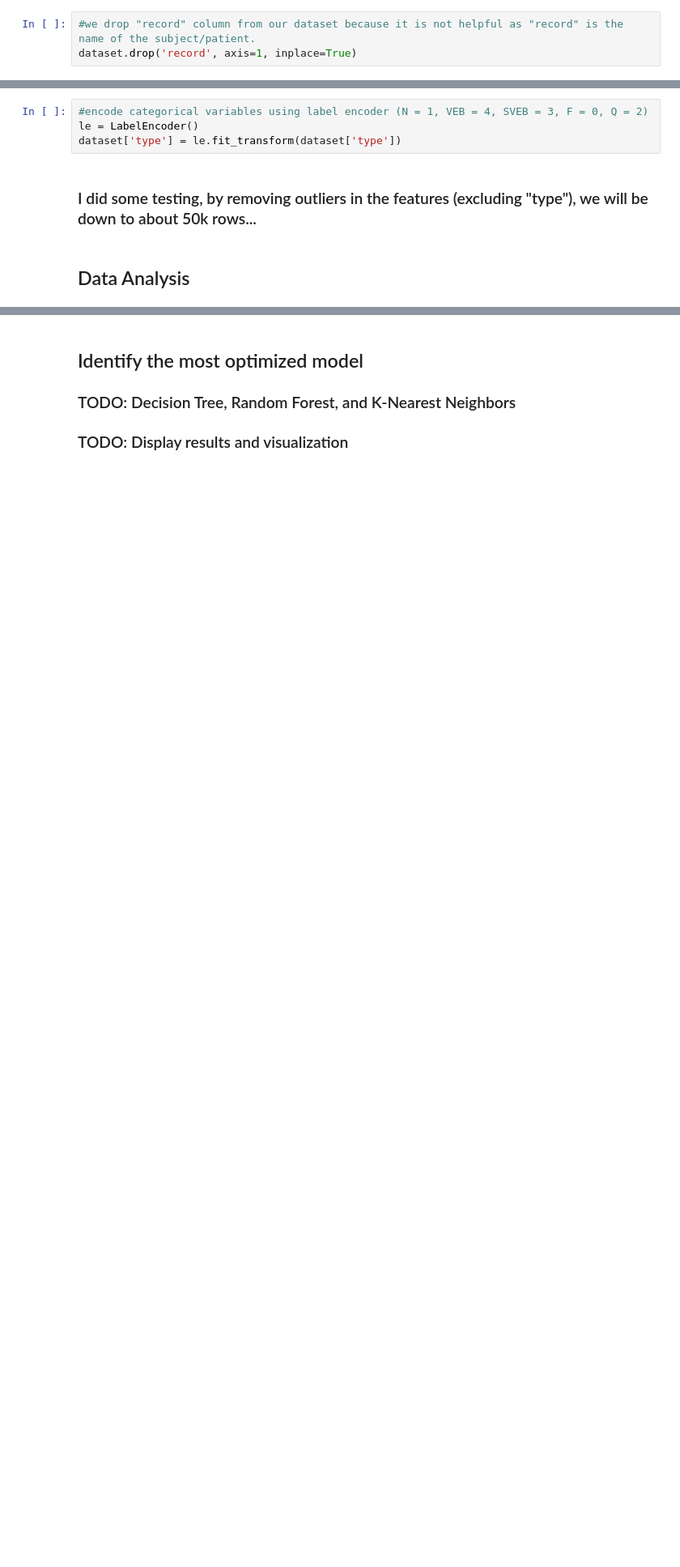
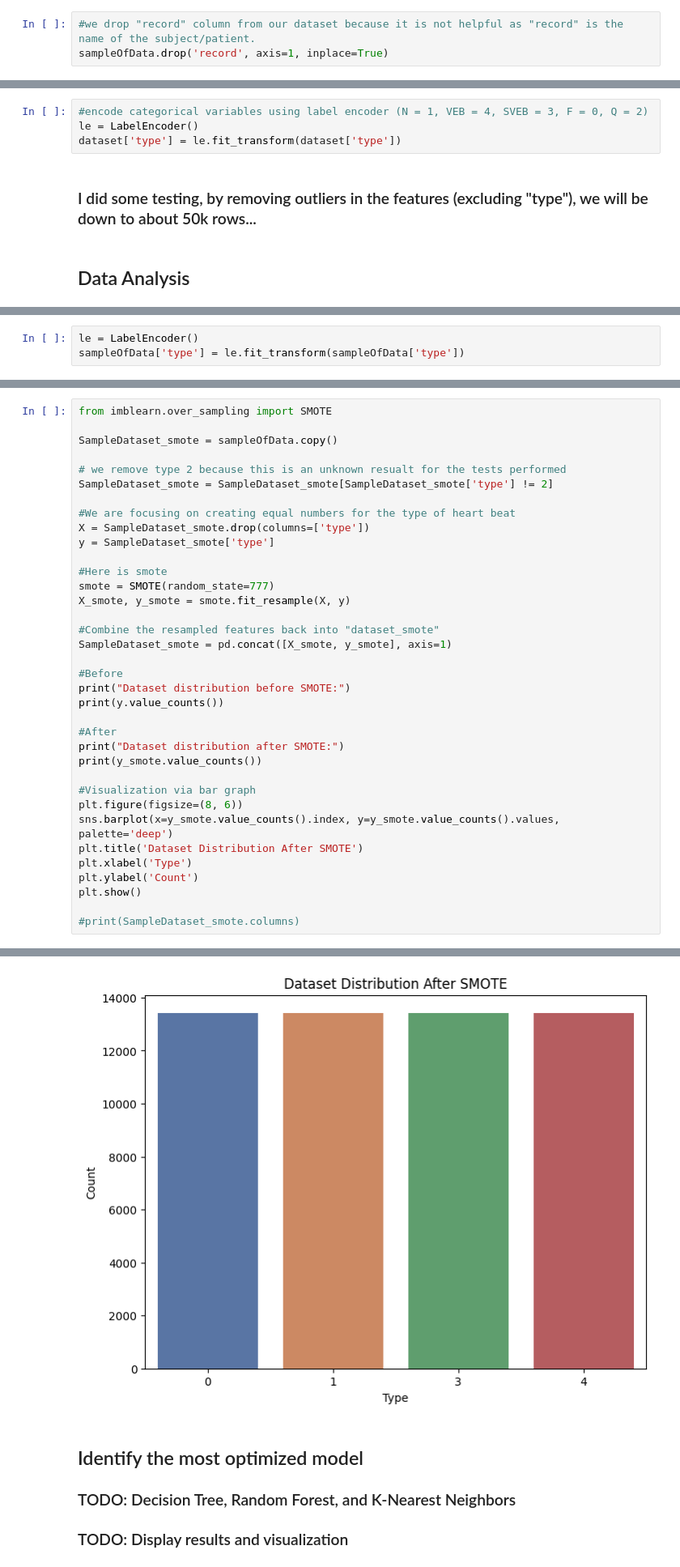
Before and after one commit to nickv779/arrhythmia_model, a Jupyter notebook: Arrhythmia Notebook.ipynb, the cells around one changed output, grey strips where cells are left out. Shown at 81% size. Cells and saved outputs as stored; diff of their text form; blank space fills up the shorter version.

Commit message:
Smote to SampleDataset

```diff
--- a/Arrhythmia Notebook.ipynb
+++ b/Arrhythmia Notebook.ipynb
@@ -92,7 +92,7 @@ plt.show()
 ## Data cleaning
 # %%
 #we drop "record" column from our dataset because it is not helpful as "record" is the name of the subject/patient.
-dataset.drop('record', axis=1, inplace=True)
+sampleOfData.drop('record', axis=1, inplace=True)
 # %%
 # Function to replace outliers with the mean of that column (NOTE: I USED SAMPLEDATA NOT DATA)
 def replaceOutliers (sd, column):
@@ -182,0 +221,3 @@ correlation
+# %%
+le = LabelEncoder()
+sampleOfData['type'] = le.fit_transform(sampleOfData['type'])
@@ -182,0 +240,37 @@ correlation
+# %%
+from imblearn.over_sampling import SMOTE
+
+SampleDataset_smote = sampleOfData.copy()
+
+# we remove type 2 because this is an unknown resualt for the tests performed
+SampleDataset_smote = SampleDataset_smote[SampleDataset_smote['type'] != 2]
+
+#We are focusing on creating equal numbers for the type of heart beat
+X = SampleDataset_smote.drop(columns=['type'])
+y = SampleDataset_smote['type']
+
+#Here is smote
+smote = SMOTE(random_state=777)
+X_smote, y_smote = smote.fit_resample(X, y)
+
+#Combine the resampled features back into "dataset_smote"
+SampleDataset_smote = pd.concat([X_smote, y_smote], axis=1)
+
+#Before
+print("Dataset distribution before SMOTE:")
+print(y.value_counts())
+
+#After
+print("Dataset distribution after SMOTE:")
+print(y_smote.value_counts())
+
+#Visualization via bar graph
+plt.figure(figsize=(8, 6))
+sns.barplot(x=y_smote.value_counts().index, y=y_smote.value_counts().values, palette='deep')
+plt.title('Dataset Distribution After SMOTE')
+plt.xlabel('Type')
+plt.ylabel('Count')
+plt.show()
+
+#print(SampleDataset_smote.columns)
+# %% [output]
@@ -183,3 +294,4 @@ correlation
+[figure, added]
 # %% [markdown]
 ## Identify the most optimized model
 
```
Also changed, not shown: parts of 11 cells of this notebook.
